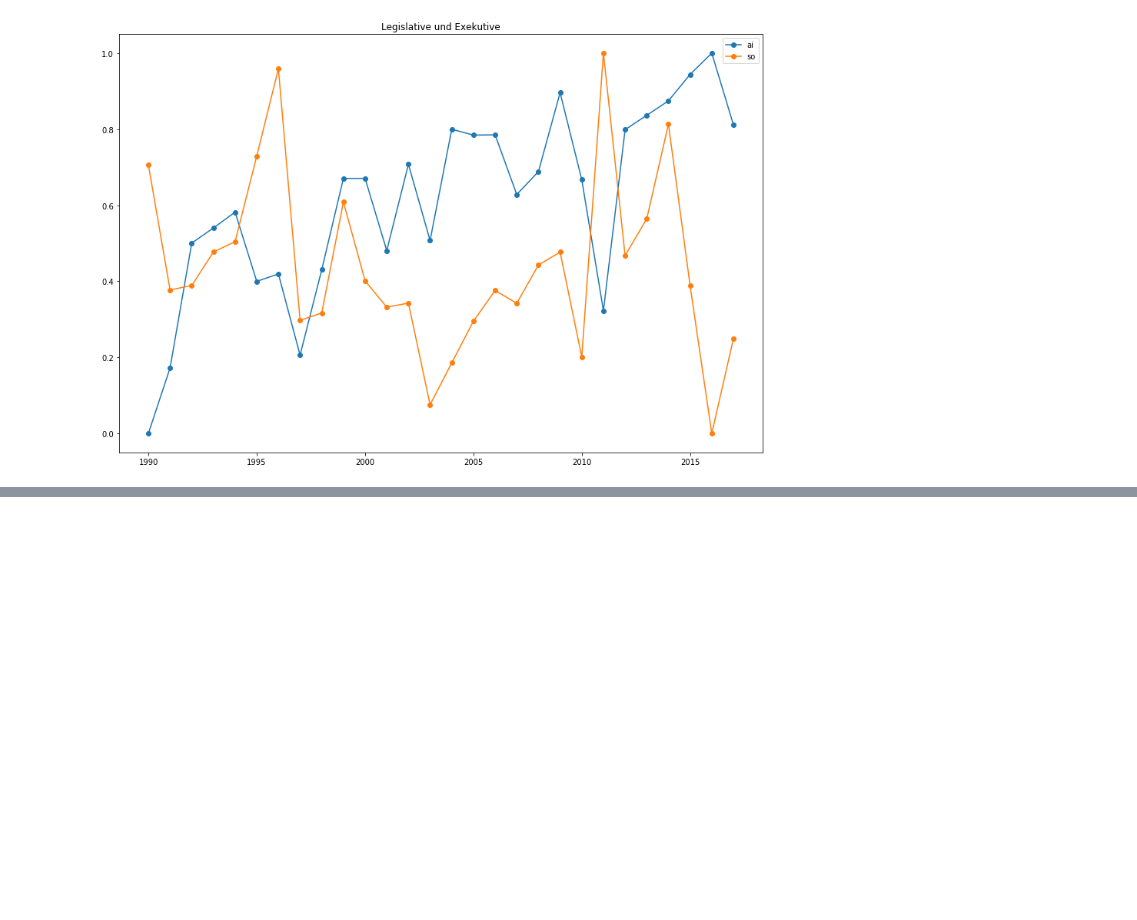
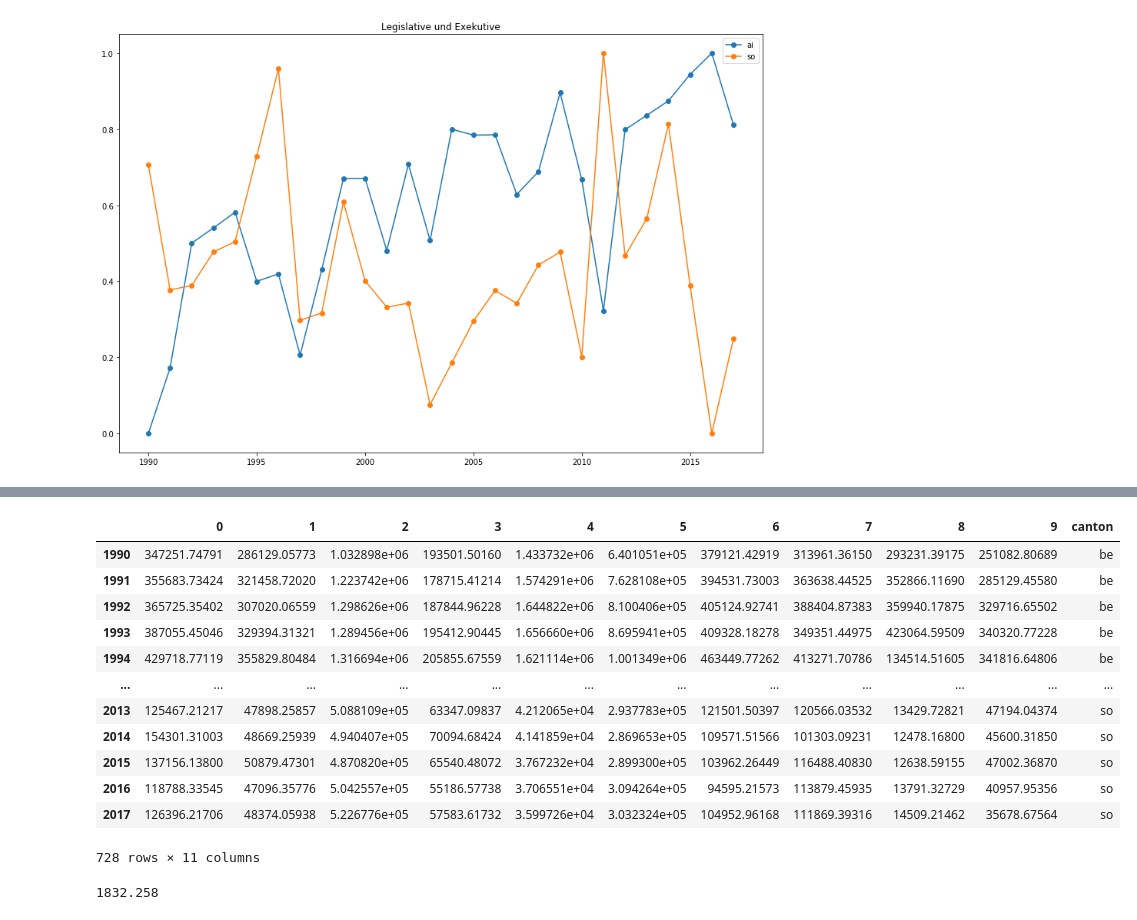
Before and after one commit to weber-chris/prettyfin, a Jupyter notebook: notebooks/data_preprocessing.ipynb, the cells around one changed output, grey strips where cells are left out. Cells and saved outputs as stored; diff of their text form; code cells hidden in the pictures; blank space fills up the shorter version.

```diff
--- a/notebooks/data_preprocessing.ipynb
+++ b/notebooks/data_preprocessing.ipynb
@@ -175,7 +177,7 @@ def reformat_dataframe(df, canton_initials):
     Prepare the dataframe and then switch axis to create a timeseries.
     '''
     df.columns = header_row
-    df = df[df['funkt_id'].apply(lambda x: len(str(x)) == 2)]
+#     df = df[df['funkt_id'].apply(lambda x: len(str(x)) ==2)]
     df.drop('funktion', axis=1, inplace=True)
     df.set_index('funkt_id', inplace=True)
     del df.index.name
@@ -239,0 +244,3 @@ plot_feature_on_multiple_cantons(df_einnahmen_all, '01', ['ai', 'so'], True)
+# %%
+df_ausgaben_all = df_ausgaben_all.loc[: , df_ausgaben_all.columns.notnull()]
+df_einnahmen_all = df_einnahmen_all.loc[: , df_einnahmen_all.columns.notnull()]
@@ -239,0 +277,20 @@ plot_feature_on_multiple_cantons(df_einnahmen_all, '01', ['ai', 'so'], True)
+# %%
+df_ausgaben_all
+# %% [output]
+|  | 0 | 1 | 2 | 3 | 4 | 5 | 6 | 7 | 8 | 9 | canton |
+| 1990 | 347251.74791 | 286129.05773 | 1.032898e+06 | 193501.50160 | 1.433732e+06 | 6.401051e+05 | 379121.42919 | 313961.36150 | 293231.39175 | 251082.80689 | be |
+| 1991 | 355683.73424 | 321458.72020 | 1.223742e+06 | 178715.41214 | 1.574291e+06 | 7.628108e+05 | 394531.73003 | 363638.44525 | 352866.11690 | 285129.45580 | be |
+| 1992 | 365725.35402 | 307020.06559 | 1.298626e+06 | 187844.96228 | 1.644822e+06 | 8.100406e+05 | 405124.92741 | 388404.87383 | 359940.17875 | 329716.65502 | be |
+| 1993 | 387055.45046 | 329394.31321 | 1.289456e+06 | 195412.90445 | 1.656660e+06 | 8.695941e+05 | 409328.18278 | 349351.44975 | 423064.59509 | 340320.77228 | be |
+| 1994 | 429718.77119 | 355829.80484 | 1.316694e+06 | 205855.67559 | 1.621114e+06 | 1.001349e+06 | 463449.77262 | 413271.70786 | 134514.51605 | 341816.64806 | be |
+| ... | ... | ... | ... | ... | ... | ... | ... | ... | ... | ... | ... |
+| 2013 | 125467.21217 | 47898.25857 | 5.088109e+05 | 63347.09837 | 4.212065e+04 | 2.937783e+05 | 121501.50397 | 120566.03532 | 13429.72821 | 47194.04374 | so |
+| 2014 | 154301.31003 | 48669.25939 | 4.940407e+05 | 70094.68424 | 4.141859e+04 | 2.869653e+05 | 109571.51566 | 101303.09231 | 12478.16800 | 45600.31850 | so |
+| 2015 | 137156.13800 | 50879.47301 | 4.870820e+05 | 65540.48072 | 3.767232e+04 | 2.899300e+05 | 103962.26449 | 116488.40830 | 12638.59155 | 47002.36870 | so |
+| 2016 | 118788.33545 | 47096.35776 | 5.042557e+05 | 55186.57738 | 3.706551e+04 | 3.094264e+05 | 94595.21573 | 113879.45935 | 13791.32729 | 40957.95356 | so |
+| 2017 | 126396.21706 | 48374.05938 | 5.226776e+05 | 57583.61732 | 3.599726e+04 | 3.032324e+05 | 104952.96168 | 111869.39316 | 14509.21462 | 35678.67564 | so |
+728 rows × 11 columns
+# %%
+df_ausgaben_all['0'].min()
+# %% [output]
+1832.258
```
Also changed, not shown: parts of 9 cells of this notebook, 6 other files.
